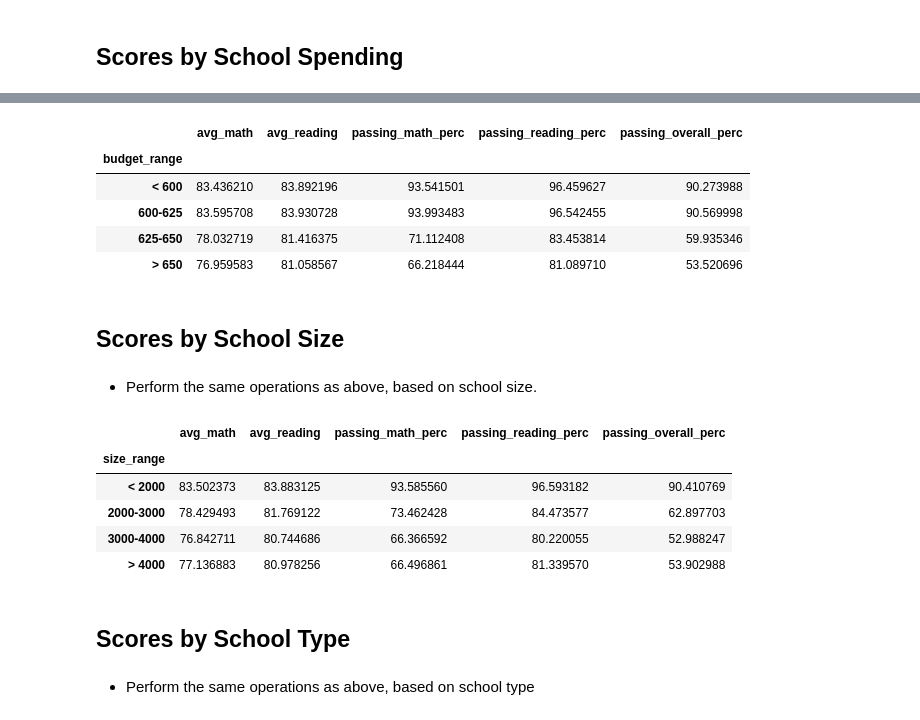
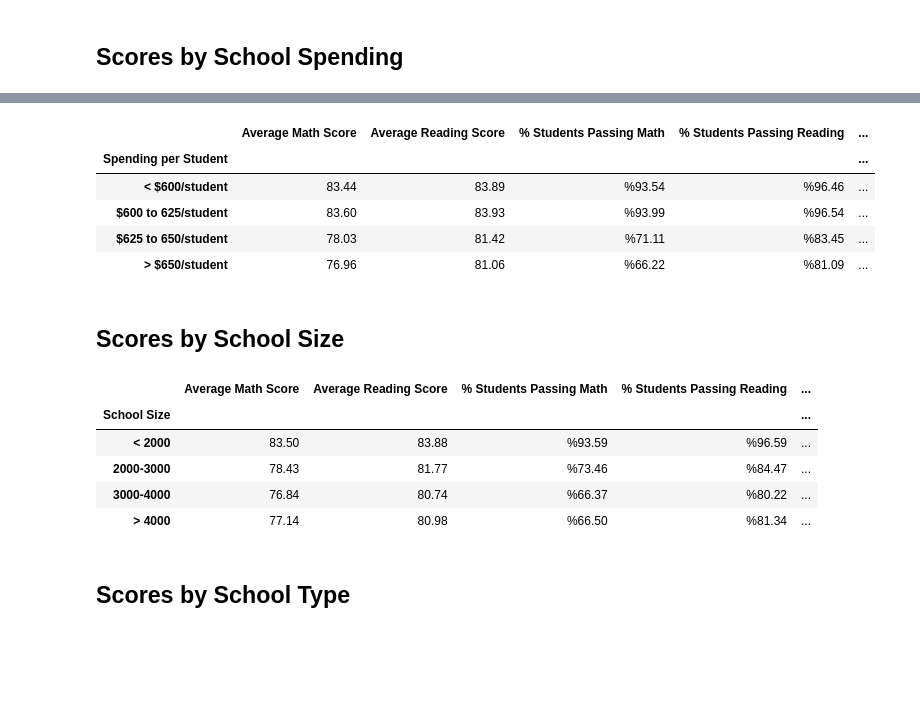
Before and after one commit to tkadamson/Pandas-School-Data, a Jupyter notebook: PyCitySchools.ipynb, the cells around one changed output, grey strips where cells are left out. Cells and saved outputs as stored; diff of their text form; code cells hidden in the pictures; blank space fills up the shorter version.

Commit message:
Completed dataq frame formatting. Deleted instructions from final product. Next up: Analysis

```diff
--- a/PyCitySchools.ipynb
+++ b/PyCitySchools.ipynb
@@ -456,31 +396,48 @@ clean_reading_avgs
 # %%
 #define bins and bin names
 budget_bins = [0, 600, 625, 650, 700]
-budget_bin_names = ["< 600", "600-625", "625-650", "> 650"]
+budget_bin_names = ["< $600/student", "$600 to 625/student", "$625 to 650/student", "> $650/student"]
 
 #new column with bin designation
 full_summary_df["budget_range"] = pd.cut(full_summary_df["budget_per_student"], budget_bins,
                                             labels= budget_bin_names, include_lowest= True)
 
 scores_by_spending = full_summary_df.groupby("budget_range").mean()
 
 #delete unecessary columns
 del scores_by_spending["size"]
 del scores_by_spending["budget"]
 del scores_by_spending["budget_per_student"]
 
-scores_by_spending
+#column formatting
+scores_by_spending["avg_math"] = scores_by_spending["avg_math"].map("{:.2f}".format)
+scores_by_spending["avg_reading"] = scores_by_spending["avg_reading"].map("{:.2f}".format)
+scores_by_spending["passing_math_perc"] = scores_by_spending["passing_math_perc"].map("%{:.2f}".format)
+scores_by_spending["passing_reading_perc"] = scores_by_spending["passing_reading_perc"].map("%{:.2f}".format)
+scores_by_spending["passing_overall_perc"] = scores_by_spending["passing_overall_perc"].map("%{:.2f}".format)
+
+#rename columns
+temp_by_spending = scores_by_spending.rename_axis(["Spending per Student"])
+
+clean_by_spending = temp_by_spending.rename(columns= {
+    "avg_math": "Average Math Score",
+    "avg_reading": "Average Reading Score",
+    "passing_math_perc": "% Students Passing Math",
+    "passing_reading_perc": "% Students Passing Reading",
+    "passing_overall_perc": "% Students Passing"
+
+})
+
+clean_by_spending
 # %% [output]
-|  | avg_math | avg_reading | passing_math_perc | passing_reading_perc | passing_overall_perc |
-| budget_range |  |  |  |  |  |
-| < 600 | 83.436210 | 83.892196 | 93.541501 | 96.459627 | 90.273988 |
-| 600-625 | 83.595708 | 83.930728 | 93.993483 | 96.542455 | 90.569998 |
-| 625-650 | 78.032719 | 81.416375 | 71.112408 | 83.453814 | 59.935346 |
-| > 650 | 76.959583 | 81.058567 | 66.218444 | 81.089710 | 53.520696 |
+|  | Average Math Score | Average Reading Score | % Students Passing Math | % Students Passing Reading | ... |
+| Spending per Student |  |  |  |  | ... |
+| < $600/student | 83.44 | 83.89 | %93.54 | %96.46 | ... |
+| $600 to 625/student | 83.60 | 83.93 | %93.99 | %96.54 | ... |
+| $625 to 650/student | 78.03 | 81.42 | %71.11 | %83.45 | ... |
+| > $650/student | 76.96 | 81.06 | %66.22 | %81.09 | ... |
 # %% [markdown]
 ## Scores by School Size
-# %% [markdown]
-* Perform the same operations as above, based on school size.
 # %%
 #define bins and bin names
 size_bins = [0, 2000, 3000, 4000, 5000]
@@ -498,15 +455,31 @@ del scores_by_size["size"]
 del scores_by_size["budget"]
 del scores_by_size["budget_per_student"]
 
-scores_by_size
+#column formatting
+scores_by_size["avg_math"] = scores_by_size["avg_math"].map("{:.2f}".format)
+scores_by_size["avg_reading"] = scores_by_size["avg_reading"].map("{:.2f}".format)
+scores_by_size["passing_math_perc"] = scores_by_size["passing_math_perc"].map("%{:.2f}".format)
+scores_by_size["passing_reading_perc"] = scores_by_size["passing_reading_perc"].map("%{:.2f}".format)
+scores_by_size["passing_overall_perc"] = scores_by_size["passing_overall_perc"].map("%{:.2f}".format)
+
+#rename columns
+temp_by_size = scores_by_size.rename_axis(["School Size"])
+
+clean_by_size = temp_by_size.rename(columns= {
+    "avg_math": "Average Math Score",
+    "avg_reading": "Average Reading Score",
+    "passing_math_perc": "% Students Passing Math",
+    "passing_reading_perc": "% Students Passing Reading",
+    "passing_overall_perc": "% Students Passing"
+})
+
+clean_by_size
 # %% [output]
-|  | avg_math | avg_reading | passing_math_perc | passing_reading_perc | passing_overall_perc |
-| size_range |  |  |  |  |  |
-| < 2000 | 83.502373 | 83.883125 | 93.585560 | 96.593182 | 90.410769 |
-| 2000-3000 | 78.429493 | 81.769122 | 73.462428 | 84.473577 | 62.897703 |
-| 3000-4000 | 76.842711 | 80.744686 | 66.366592 | 80.220055 | 52.988247 |
-| > 4000 | 77.136883 | 80.978256 | 66.496861 | 81.339570 | 53.902988 |
+|  | Average Math Score | Average Reading Score | % Students Passing Math | % Students Passing Reading | ... |
+| School Size |  |  |  |  | ... |
+| < 2000 | 83.50 | 83.88 | %93.59 | %96.59 | ... |
+| 2000-3000 | 78.43 | 81.77 | %73.46 | %84.47 | ... |
+| 3000-4000 | 76.84 | 80.74 | %66.37 | %80.22 | ... |
+| > 4000 | 77.14 | 80.98 | %66.50 | %81.34 | ... |
 # %% [markdown]
 ## Scores by School Type
-# %% [markdown]
-* Perform the same operations as above, based on school type
```
Also changed, not shown: parts of 11 cells of this notebook.
